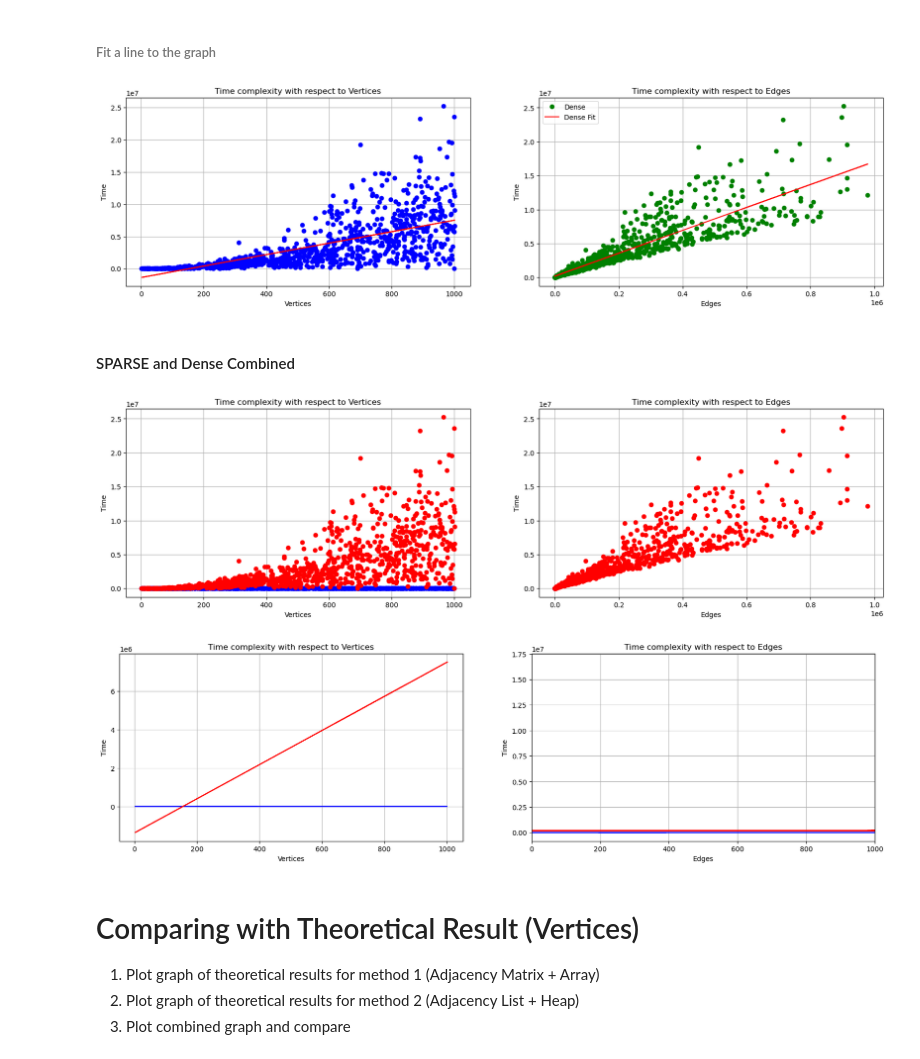
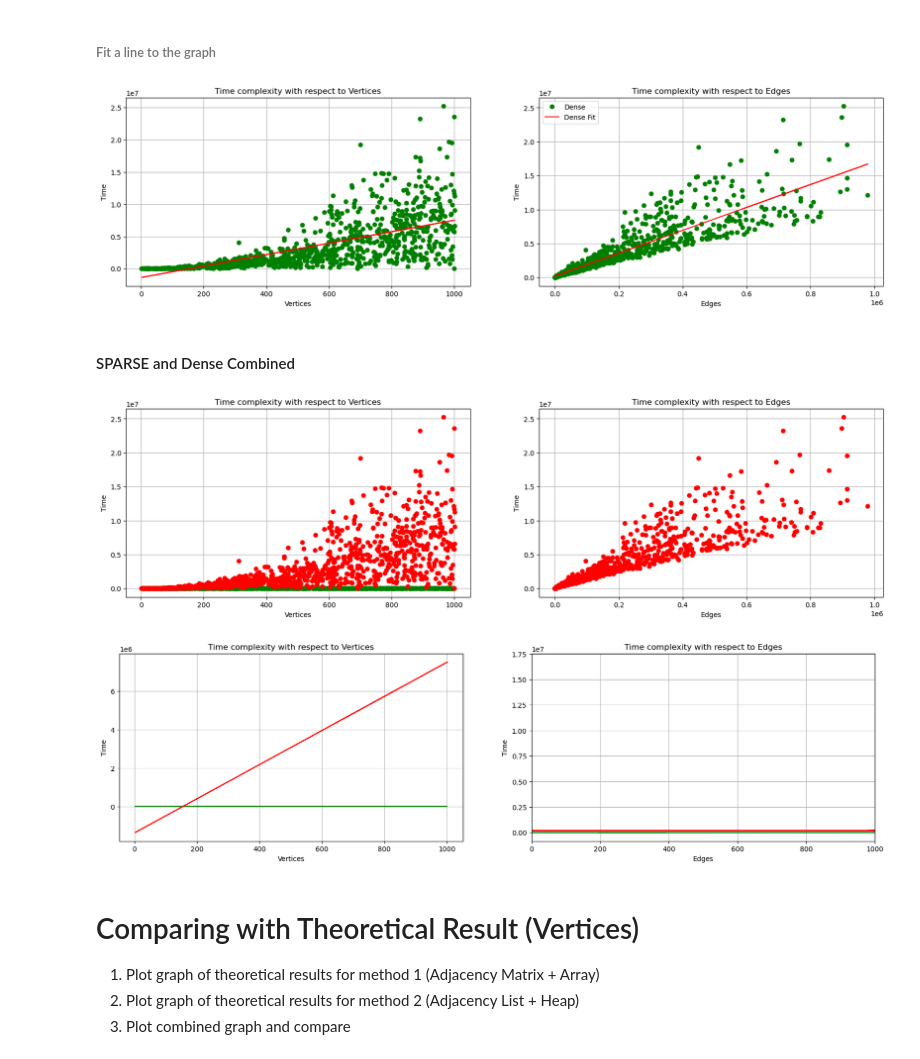
Before and after one commit to ChoWei0310/SC2001-Algorithm-Design, a Jupyter notebook: Lab2/SC2001_ExampleClass_2.ipynb, the cells around one changed output. Drawn from its saved outputs; the diff is of its cells as text; code cells hidden in the pictures.

```diff
--- a/Lab2/SC2001_ExampleClass_2.ipynb
+++ b/Lab2/SC2001_ExampleClass_2.ipynb
@@ -349,46 +349,46 @@ plt.show()
 # %%
 dense_fit_vertices2 = np.polyfit(method2_df_dense['Vertices'], method2_df_dense['Time Array (Method 2)'], 1)
 dense_fit_edges2 = np.polyfit(method2_df_dense['Edges'], method2_df_dense['Time Array (Method 2)'], 1)
 
 # Define the fitted line equations
 dense_line_vertices2 = np.polyval(dense_fit_vertices2, method2_df_dense['Vertices'])
 dense_line_edges2 = np.polyval(dense_fit_edges2, method2_df_dense['Edges'])
 
 fig, ax = plt.subplots(1,2, figsize=(20, 5))
 
 # Plot for Vertices
-ax[0].plot(method2_df_dense['Vertices'], method2_df_dense['Time Array (Method 2)'], 'o', color='b', label='Dense')
+ax[0].plot(method2_df_dense['Vertices'], method2_df_dense['Time Array (Method 2)'], 'o', color='g', label='Dense')
 ax[0].plot(method2_df_dense['Vertices'], dense_line_vertices2, '-', color='r', label='Dense Fit')
 ax[0].set_title('Time complexity with respect to Vertices')
 ax[0].set_xlabel('Vertices')
 ax[0].set_ylabel('Time')
 ax[0].grid(True)
 
 # Plot for Edges
 ax[1].plot(method2_df_dense['Edges'], method2_df_dense['Time Array (Method 2)'], 'o', color='g', label='Dense')
 ax[1].plot(method2_df_dense['Edges'], dense_line_edges2, '-', color='r', label='Dense Fit')
 ax[1].set_title('Time complexity with respect to Edges')
 ax[1].set_xlabel('Edges')
 ax[1].set_ylabel('Time')
 ax[1].grid(True)
 
 plt.legend()
 plt.show()
 # %% [output]
-[figure, old version]
+[figure, new version]
 # %% [markdown]
 #### SPARSE and Dense Combined
 # %%
 fig, ax = plt.subplots(1,2, figsize=(20, 5))
 
-ax[0].plot(method2_df_SPARSE['Vertices'], method2_df_SPARSE['Time Array (Method 2)'], 'o', color='b')
+ax[0].plot(method2_df_SPARSE['Vertices'], method2_df_SPARSE['Time Array (Method 2)'], 'o', color='g')
 ax[0].plot(method2_df_dense['Vertices'], method2_df_dense['Time Array (Method 2)'], 'o', color='r')
 ax[0].set_title(f'Time complexity with respect to Vertices')
 ax[0].set_xlabel('Vertices')
 ax[0].set_ylabel('Time')
 ax[0].grid(True)
 
-ax[1].plot(method2_df_SPARSE['Edges'], method2_df_SPARSE['Time Array (Method 2)'], 'o', color='b')
+ax[1].plot(method2_df_SPARSE['Edges'], method2_df_SPARSE['Time Array (Method 2)'], 'o', color='g')
 ax[1].plot(method2_df_dense['Edges'], method2_df_dense['Time Array (Method 2)'], 'o', color='r')
 ax[1].set_title(f'Time complexity with respect to Edges')
 ax[1].set_xlabel('Edges')
@@ -397,18 +397,18 @@ ax[1].grid(True)
 
 plt.show()
 # %% [output]
-[figure, old version]
+[figure, new version]
 # %%
 fig, ax = plt.subplots(1,2, figsize=(20, 5))
 
-ax[0].plot(method2_df_SPARSE['Vertices'], sparse_line_vertices2, '-', color='b', label='Sparse Fit')
+ax[0].plot(method2_df_SPARSE['Vertices'], sparse_line_vertices2, '-', color='g', label='Sparse Fit')
 ax[0].plot(method2_df_dense['Vertices'], dense_line_vertices2, '-', color='r', label='Dense Fit')
 ax[0].set_title(f'Time complexity with respect to Vertices')
 ax[0].set_xlabel('Vertices')
 ax[0].set_ylabel('Time')
 ax[0].grid(True)
 
-ax[1].plot(method2_df_SPARSE['Edges'], sparse_line_edges2, '-', color='b', label='Sparse Fit')
+ax[1].plot(method2_df_SPARSE['Edges'], sparse_line_edges2, '-', color='g', label='Sparse Fit')
 ax[1].plot(method2_df_dense['Edges'], dense_line_edges2, '-', color='r', label='Dense Fit')
 ax[1].set_title(f'Time complexity with respect to Edges')
 ax[1].set_xlabel('Edges')
@@ -419,7 +419,7 @@ ax[1].grid(True)
 plt.xlim([0,1000])
 plt.show()
 # %% [output]
-[figure, old version]
+[figure, new version]
 # %% [markdown]
 # Comparing with Theoretical Result (Vertices)
 1. Plot graph of theoretical results for method 1 (Adjacency Matrix + Array)
```
Also changed, not shown: parts of 13 cells of this notebook.
